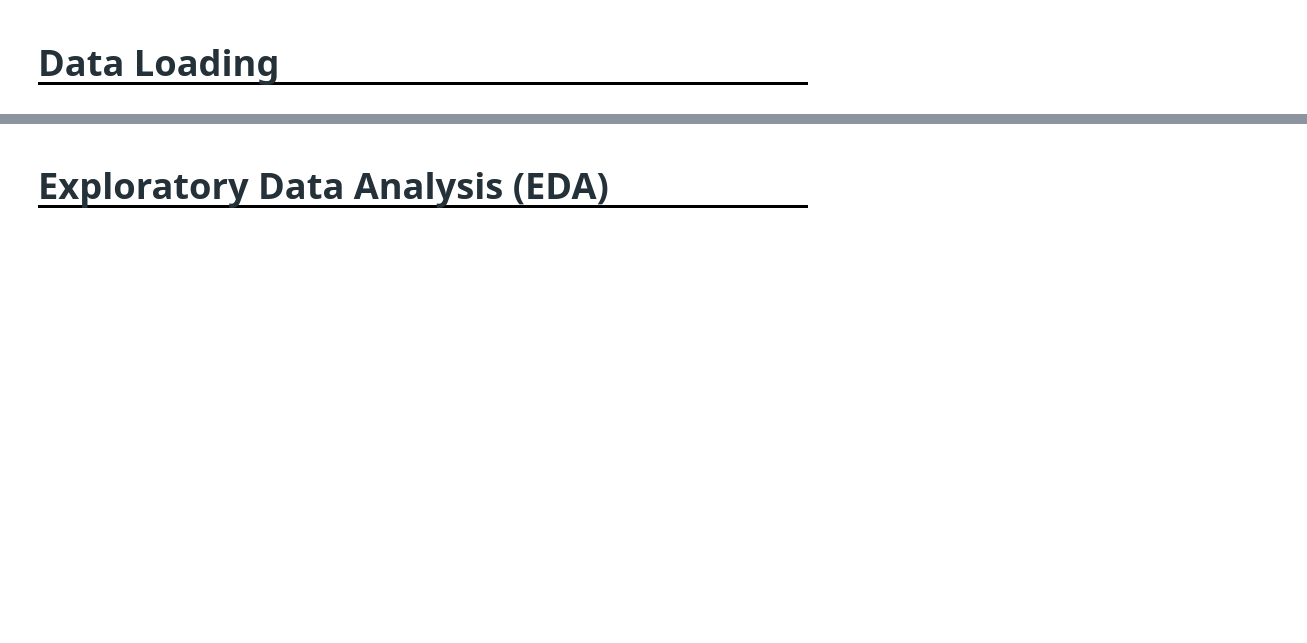
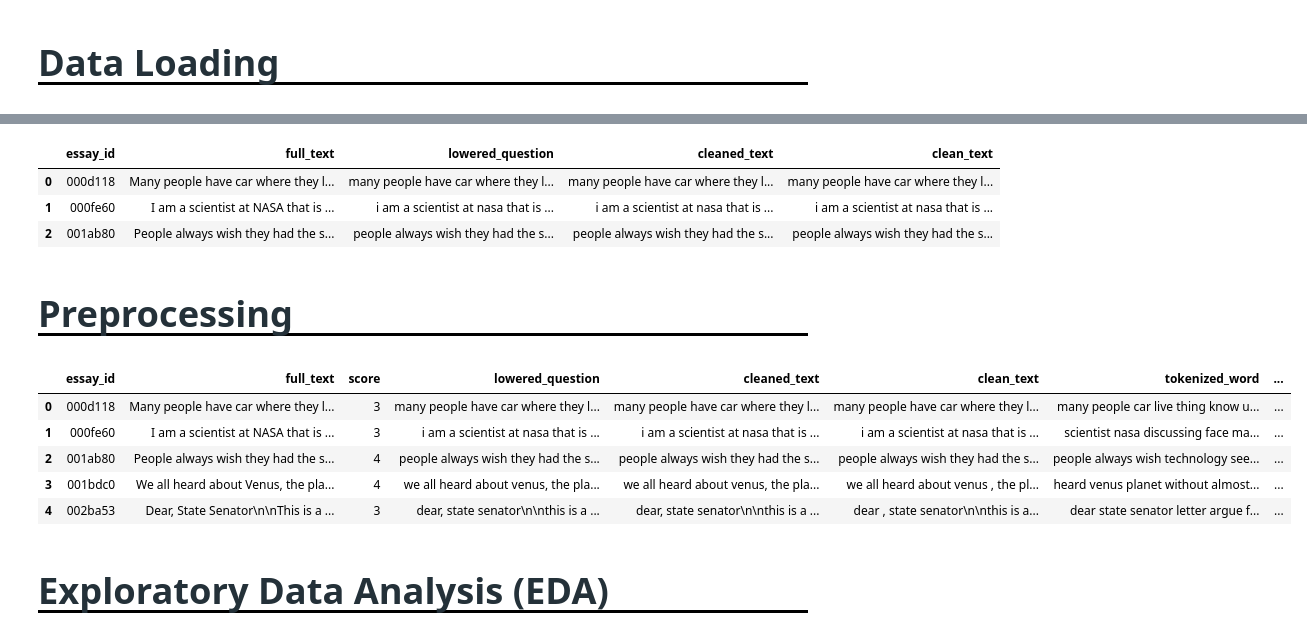
Before and after one commit to JD-DS/Learning-Agency-Lab---Automated-Essay-Scoring-2.0, a Jupyter notebook: scoring_Project_Report.ipynb, the cells around one changed output, grey strips where cells are left out. Saved outputs shown, nothing was run; the diff lists cells and outputs as text; code cells hidden in the pictures; blank space fills up the shorter version.

```diff
--- a/scoring_Project_Report.ipynb
+++ b/scoring_Project_Report.ipynb
@@ -174,0 +130,9 @@ test = pd.read_csv('data/test.csv')
+# %%
+test.head()
+# %% [output]
+|  | essay_id | full_text | lowered_question | cleaned_text | clean_text |
+| 0 | 000d118 | Many people have car where they l... | many people have car where they l... | many people have car where they l... | many people have car where they l... |
+| 1 | 000fe60 | I am a scientist at NASA that is ... | i am a scientist at nasa that is ... | i am a scientist at nasa that is ... | i am a scientist at nasa that is ... |
+| 2 | 001ab80 | People always wish they had the s... | people always wish they had the s... | people always wish they had the s... | people always wish they had the s... |
+# %% [markdown]
+# <p style="font-family:JetBrains Mono; font-weight:bold; letter-spacing: 2px; color:#243139; font-size:140%; text-align:left;padding: 0px; border-bottom: 3px solid #000000"> <a name="preprocessing"></a>Preprocessing</p>
@@ -175,3 +151,45 @@ test = pd.read_csv('data/test.csv')
+# %%
+# helper function to lemmatize, remove stopwords and punctuation, and other important text preprocessing steps then add to the dataframe
+
+from nltk.corpus import stopwords
+from nltk.tokenize import word_tokenize, sent_tokenize
+from nltk.stem import WordNetLemmatizer
+import string
+
+def preprocess_text_by_word(text):
+    stop_words = set(stopwords.words('english'))
+    lemmatizer = WordNetLemmatizer()
+    text = text.lower()
+    text = re.sub(r'\d+', '', text)
+    text = text.translate(str.maketrans('', '', string.punctuation))
+    text = word_tokenize(text)
+    text = [lemmatizer.lemmatize(word) for word in text if word not in stop_words]
+    text = ' '.join(text)
+    return text
+
+def preprocess_text_by_sentence(text):
+    stop_words = set(stopwords.words('english'))
+    lemmatizer = WordNetLemmatizer()
+    text = text.lower()
+    text = re.sub(r'\d+', '', text)
+    text = text.translate(str.maketrans('', '', string.punctuation))
+    text = sent_tokenize(text)
+    text = [word_tokenize(sentence) for sentence in text]
+    text = [[lemmatizer.lemmatize(word) for word in sentence if word not in stop_words] for sentence in text]
+    text = [' '.join(sentence) for sentence in text]
+    return text
+
+train['tokenized_word'] = train['clean_text'].apply(preprocess_text_by_word)
+train['tokenized_sentence'] = train['clean_text'].apply(preprocess_text_by_sentence)
+
+train.head()
+# %% [output]
+|  | essay_id | full_text | score | lowered_question | cleaned_text | clean_text | tokenized_word | ... |
+| 0 | 000d118 | Many people have car where they l... | 3 | many people have car where they l... | many people have car where they l... | many people have car where they l... | many people car live thing know u... | ... |
+| 1 | 000fe60 | I am a scientist at NASA that is ... | 3 | i am a scientist at nasa that is ... | i am a scientist at nasa that is ... | i am a scientist at nasa that is ... | scientist nasa discussing face ma... | ... |
+| 2 | 001ab80 | People always wish they had the s... | 4 | people always wish they had the s... | people always wish they had the s... | people always wish they had the s... | people always wish technology see... | ... |
+| 3 | 001bdc0 | We all heard about Venus, the pla... | 4 | we all heard about venus, the pla... | we all heard about venus, the pla... | we all heard about venus , the pl... | heard venus planet without almost... | ... |
+| 4 | 002ba53 | Dear, State Senator\n\nThis is a ... | 3 | dear, state senator\n\nthis is a ... | dear, state senator\n\nthis is a ... | dear , state senator\n\nthis is a... | dear state senator letter argue f... | ... |
 # %% [markdown]
 # <p style="font-family:JetBrains Mono; font-weight:bold; letter-spacing: 2px; color:#243139; font-size:140%; text-align:left;padding: 0px; border-bottom: 3px solid #000000"> <a name="eda"></a>Exploratory Data Analysis (EDA)</p>
 # %%
```
Also changed, not shown: parts of 24 cells of this notebook, 1 other file.
